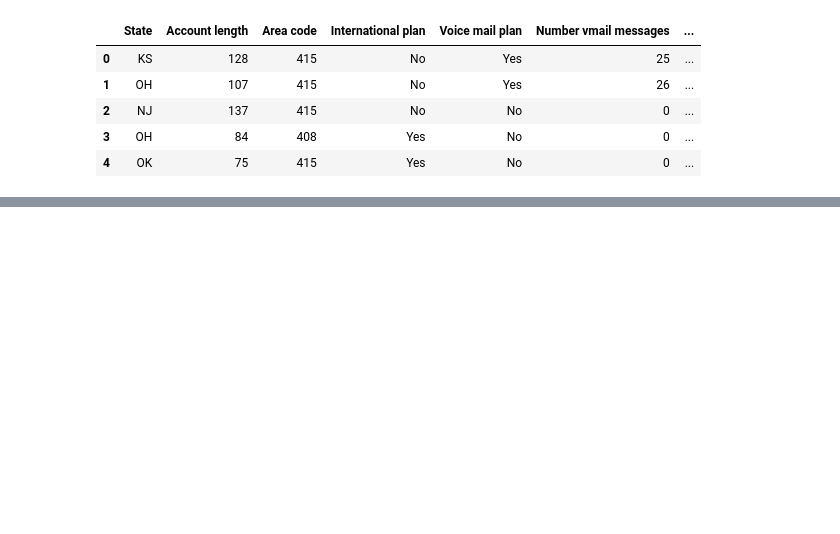
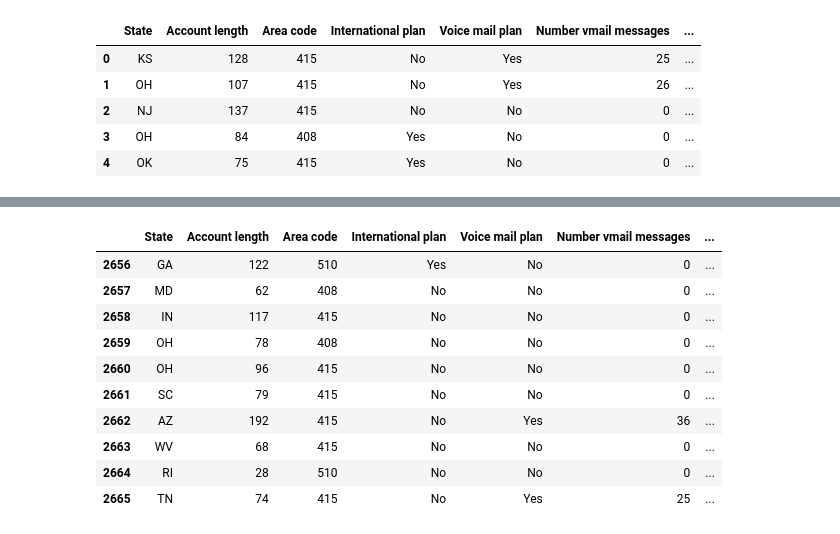
Before and after one commit to Reemsoliiman/customer-churn-prediction-analysis, a Jupyter notebook: notebooks/01_data_exploration.ipynb, the cells around one changed output, grey strips where cells are left out. Saved outputs shown, nothing was run; the diff lists cells and outputs as text; code cells hidden in the pictures; blank space fills up the shorter version.

```diff
--- a/notebooks/01_data_exploration.ipynb
+++ b/notebooks/01_data_exploration.ipynb
@@ -17,0 +70,14 @@ df.head()
+# %%
+df.tail(10)
+# %% [output]
+|  | State | Account length | Area code | International plan | Voice mail plan | Number vmail messages | ... |
+| 2656 | GA | 122 | 510 | Yes | No | 0 | ... |
+| 2657 | MD | 62 | 408 | No | No | 0 | ... |
+| 2658 | IN | 117 | 415 | No | No | 0 | ... |
+| 2659 | OH | 78 | 408 | No | No | 0 | ... |
+| 2660 | OH | 96 | 415 | No | No | 0 | ... |
+| 2661 | SC | 79 | 415 | No | No | 0 | ... |
+| 2662 | AZ | 192 | 415 | No | Yes | 36 | ... |
+| 2663 | WV | 68 | 415 | No | No | 0 | ... |
+| 2664 | RI | 28 | 510 | No | No | 0 | ... |
+| 2665 | TN | 74 | 415 | No | Yes | 25 | ... |
```
Also changed, not shown: parts of 9 cells of this notebook.
